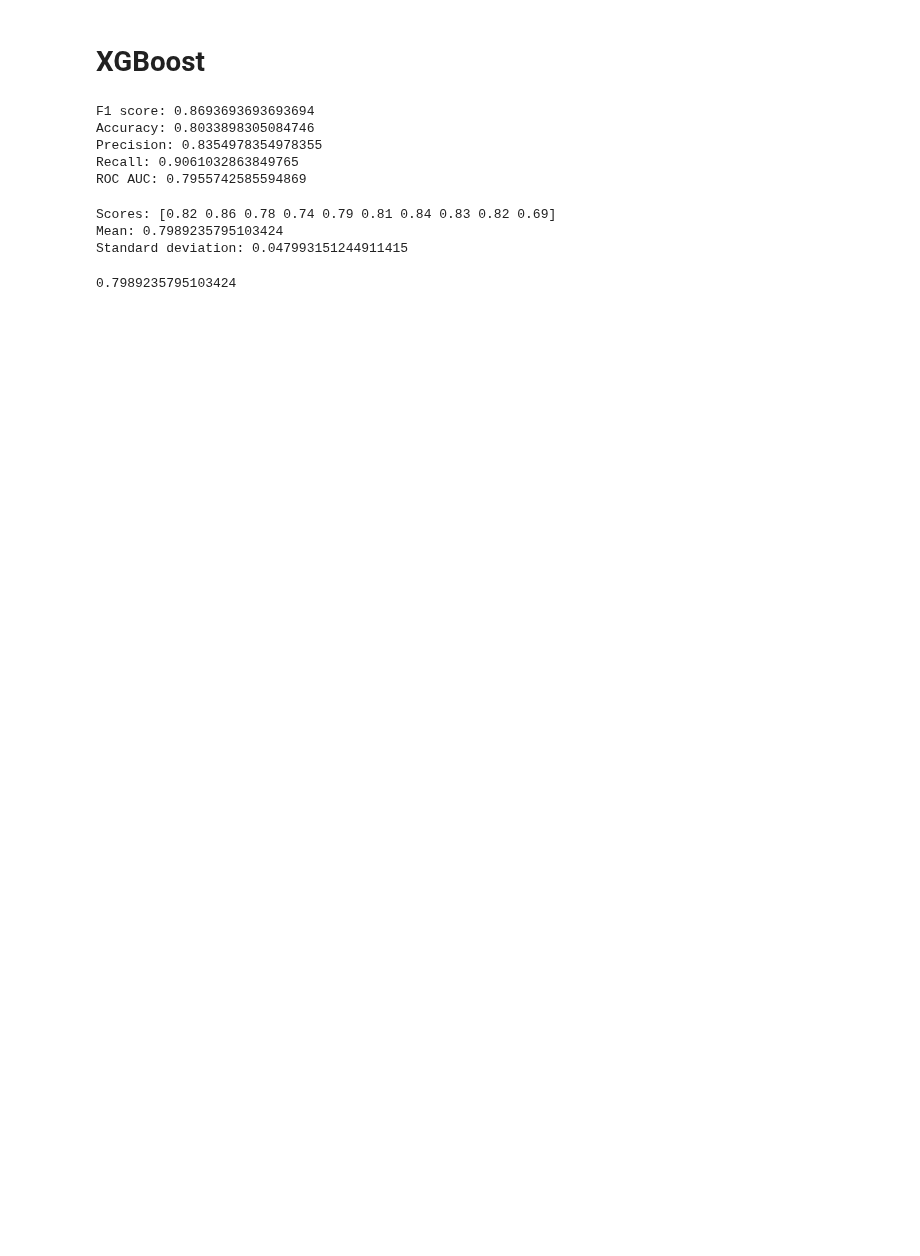
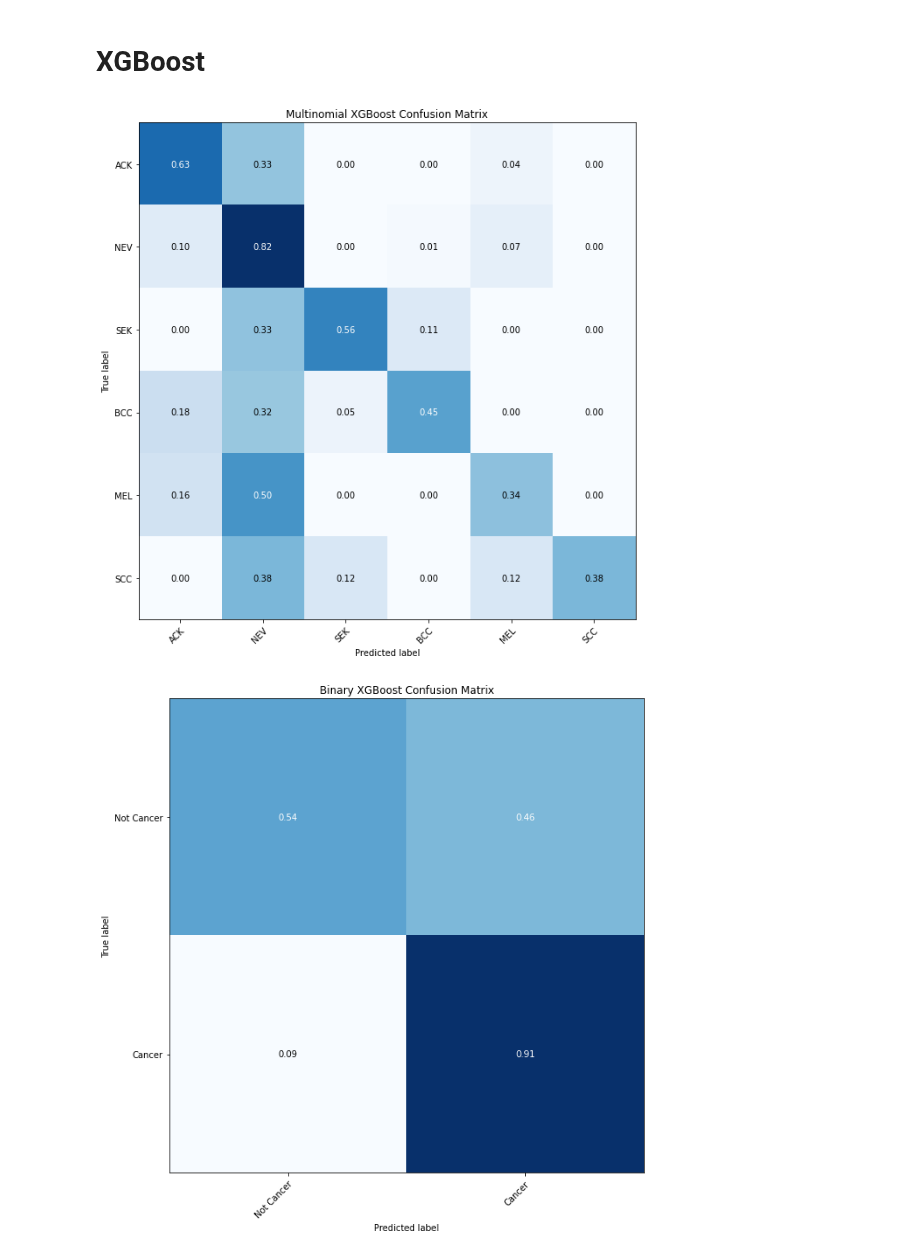
Before and after one commit to CEDipEngineering/ComputerAidedSkinCancerIdentificationAndDiagnosis, a Jupyter notebook: experiments/samuel/metadata_classifier_2.ipynb, the cells around one changed output. Drawn from its saved outputs; the diff is of its cells as text; code cells hidden in the pictures; blank space fills up the shorter version.

```diff
--- a/experiments/samuel/metadata_classifier_2.ipynb
+++ b/experiments/samuel/metadata_classifier_2.ipynb
@@ -329,47 +213,21 @@ Text(0.5, 1.0, 'Support Vector Classifier scores for different kernels')
 # %% [markdown]
 # XGBoost
-# %%
-from xgboost import XGBClassifier
-
-sgb_clf = XGBClassifier(random_state=RANDOM_SEED, n_estimators=110, eval_metric='auc')
-
-X_train[X_train.columns] = X_train[X_train.columns].astype("float64")
-X_test[X_test.columns] = X_test[X_test.columns].astype("float64")
-
-sgb_clf.fit(X_train, y_train)
-
-y_pred = sgb_clf.predict(X_test)
-
-y_pred = np.round(abs(y_pred))
-
-y_pred_proba = sgb_clf.predict_proba(X_test)[:,1]
-
-print("F1 score:", f1_score(y_test, y_pred))
-print("Accuracy:", metrics.accuracy_score(y_test, y_pred))
-print("Precision:", metrics.precision_score(y_test, y_pred))
-print("Recall:", metrics.recall_score(y_test, y_pred))
-print("ROC AUC:", metrics.roc_auc_score(y_test, y_pred_proba))
-# %% [output]
-F1 score: 0.8693693693693694
-Accuracy: 0.8033898305084746
-Precision: 0.8354978354978355
-Recall: 0.9061032863849765
-ROC AUC: 0.7955742585594869
-# %%
-sgb_clf = XGBClassifier(random_state=RANDOM_SEED, n_estimators=110, eval_metric='auc')
-
-sgb_scores = cross_val_score(
-    sgb_clf,  # modelo
-    X_train.drop(['itch','grew','hurt','changed','bleed','elevation'], axis = 1),  # X_train
-    y_train,  # y_train
-    scoring='roc_auc',  # metrica de interesse
-    cv=10,  # Quantas partições eu quero
-    n_jobs=-1,  # Use todos os cores da maquina!
-)
-
-display_scores(sgb_scores)
-# %% [output]
-Scores: [0.82 0.86 0.78 0.74 0.79 0.81 0.84 0.83 0.82 0.69]
-Mean: 0.7989235795103424
-Standard deviation: 0.047993151244911415
-0.7989235795103424
+# %%
+from xgboost import XGBClassifier
+from sklearn.preprocessing import OrdinalEncoder
+
+xgb_encoder = OrdinalEncoder()
+sgb_clf = XGBClassifier(random_state=RANDOM_SEED, n_estimators=110, eval_metric='auc')
+sgb_clf.fit(x_train.astype(np.float64), xgb_encoder.fit_transform(y_train.to_numpy().reshape(-1,1)))
+y_pred = sgb_clf.predict(x_test.astype(np.float64))
+y_pred_proba = sgb_clf.predict_proba(x_test.astype(np.float64))[:,1]
+plot_confusion_matrix(y_test, xgb_encoder.inverse_transform(y_pred.reshape(-1,1)), list(set(y_test)), normalize=True, title="Multinomial XGBoost Confusion Matrix", cmap="Blues", save_to_file=True);
+
+sgb_clf_bin = XGBClassifier(random_state=RANDOM_SEED, n_estimators=110, eval_metric='auc')
+sgb_clf_bin.fit(x_train_bin.astype(np.float64), y_train_bin.to_numpy().reshape(-1,1))
+y_pred = sgb_clf_bin.predict(x_test_bin.astype(np.float64))
+y_pred_proba = sgb_clf_bin.predict_proba(x_test_bin.astype(np.float64))[:,1]
+plot_confusion_matrix(y_test_bin, y_pred.reshape(-1,1), ["Not Cancer", "Cancer"], normalize=True, title="Binary XGBoost Confusion Matrix", cmap="Blues", save_to_file=True);
+# %% [output]
+[figure, added]
+[figure, added]
```
Also changed, not shown: parts of 23 cells of this notebook.
